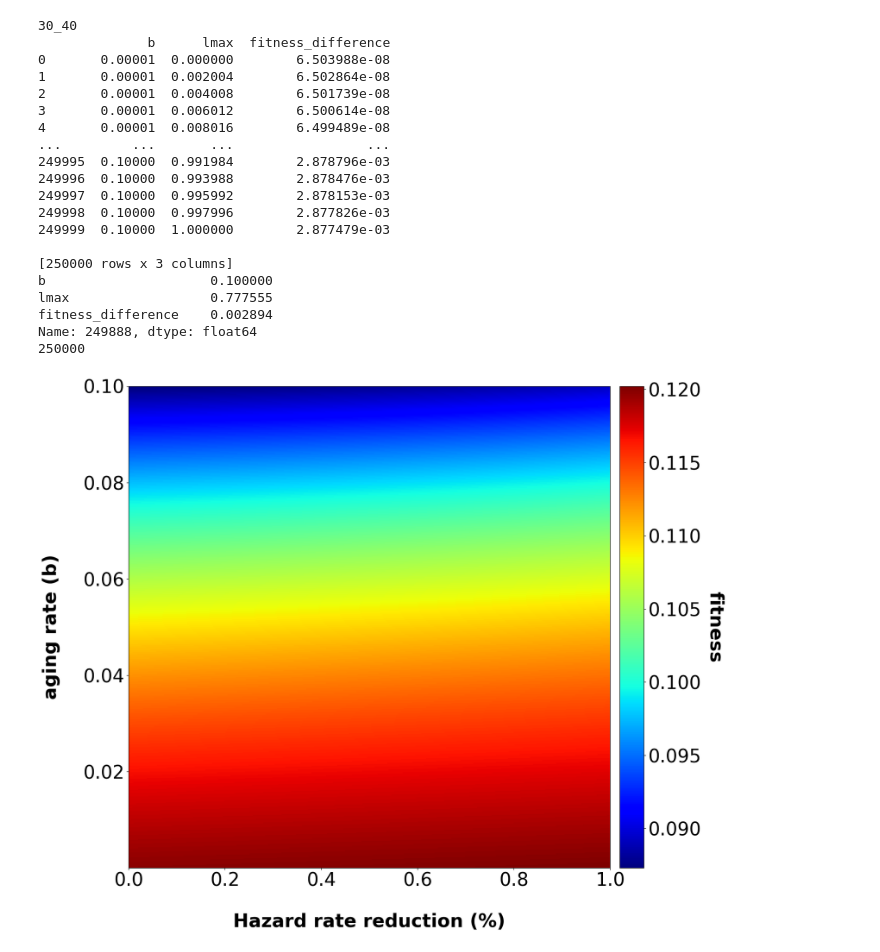
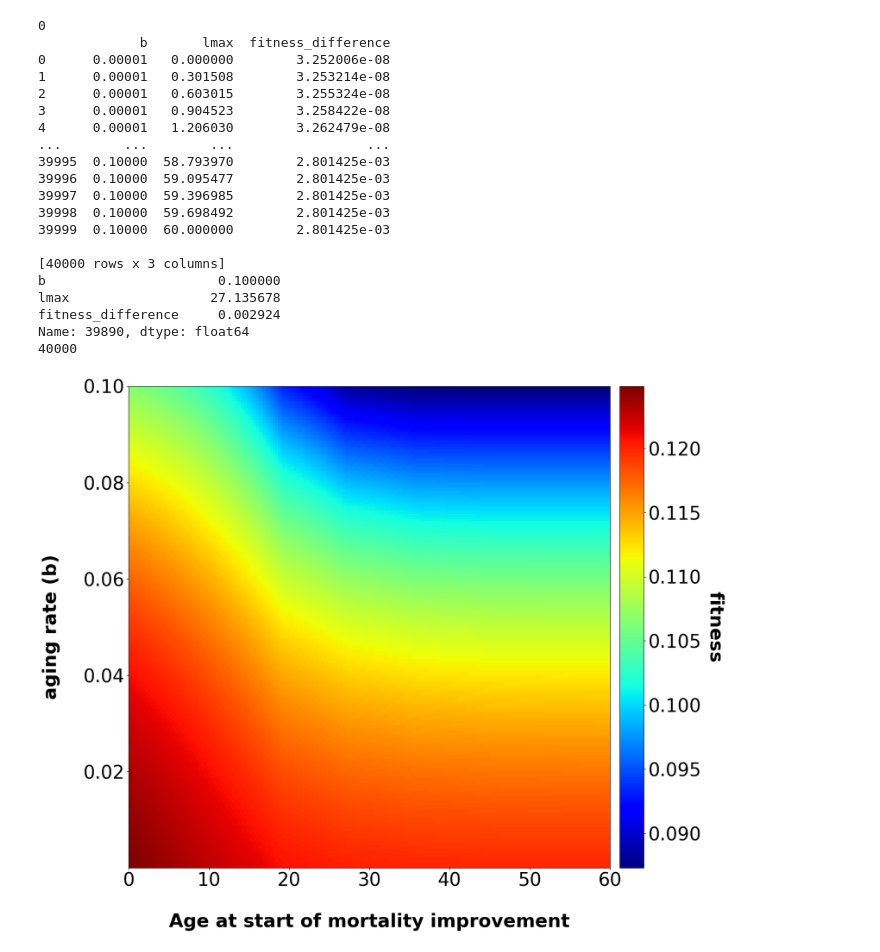
Before and after one commit to PeterLenart/Learning_accelerates_aging, a Jupyter notebook: landscapes/toy_model_landscape_notebook.ipynb, the cells around one changed output. Cells and saved outputs as stored; diff of their text form; code cells hidden in the pictures.

```diff
--- a/landscapes/toy_model_landscape_notebook.ipynb
+++ b/landscapes/toy_model_landscape_notebook.ipynb
@@ -10,8 +10,8 @@ import os
 matplotlib.rcParams['figure.figsize'] = [15, 15]
 matplotlib.rcParams.update({'font.size': 32})
 
-pure_fitness = './fitness_landscape/output/toy_model_landscapes/csv/fitness_30_40.csv'
-fitness_difference = './fitness_landscape/output/toy_model_landscapes/csv/fitness_difference_30_40.csv'
+pure_fitness = './fitness_landscape/output/toy_model_landscapes/csv/fitness_0.5.csv'
+fitness_difference = './fitness_landscape/output/toy_model_landscapes/csv/fitness_difference_0.5.csv'
 fitness_difference_csv = pd.read_csv(fitness_difference)
 pure_fitness_csv = pd.read_csv(pure_fitness)
 landscape_type = os.path.basename(fitness_difference).split('.')[0]
@@ -31,59 +31,60 @@ pure_fitness_csv = pure_fitness_csv.sort_values(by=['b', 'lmax'])
 
 print(len(fitness_difference_csv))
 # %% [output]
-30_40
-              b      lmax  fitness_difference
-0       0.00001  0.000000        6.503988e-08
-1       0.00001  0.002004        6.502864e-08
-2       0.00001  0.004008        6.501739e-08
-3       0.00001  0.006012        6.500614e-08
-4       0.00001  0.008016        6.499489e-08
-...         ...       ...                 ...
-249995  0.10000  0.991984        2.878796e-03
-249996  0.10000  0.993988        2.878476e-03
-249997  0.10000  0.995992        2.878153e-03
-249998  0.10000  0.997996        2.877826e-03
-249999  0.10000  1.000000        2.877479e-03
+0
+             b       lmax  fitness_difference
+0      0.00001   0.000000        3.252006e-08
+1      0.00001   0.301508        3.253214e-08
+2      0.00001   0.603015        3.255324e-08
+3      0.00001   0.904523        3.258422e-08
+4      0.00001   1.206030        3.262479e-08
+...        ...        ...                 ...
+39995  0.10000  58.793970        2.801425e-03
+39996  0.10000  59.095477        2.801425e-03
+39997  0.10000  59.396985        2.801425e-03
+39998  0.10000  59.698492        2.801425e-03
+39999  0.10000  60.000000        2.801425e-03
 
-[250000 rows x 3 columns]
-b                     0.100000
-lmax                  0.777555
-fitness_difference    0.002894
-Name: 249888, dtype: float64
-250000
+[40000 rows x 3 columns]
+b                      0.100000
+lmax                  27.135678
+fitness_difference     0.002924
+Name: 39890, dtype: float64
+40000
 # %%
 b = fitness_difference_csv['b']
 lmax = fitness_difference_csv['lmax']
 fitness = pure_fitness_csv['fitness']
 
 grid_size = int(np.sqrt(len(b)))
 
 b = np.array(b).reshape(grid_size, grid_size)
 lmax = np.array(lmax).reshape(grid_size, grid_size)
 fitness = np.array(fitness).reshape(grid_size, grid_size)
 
 fig = plt.figure()
 ax = plt.axes()
 extent = [lmax.min(), lmax.max(), b.min(), b.max()]
 im = ax.imshow(fitness, cmap="jet", interpolation="none", origin="lower", extent=extent, aspect = abs((extent[1]-extent[0])/(extent[3]-extent[2])))
 axins = inset_axes(ax, width = "5%", height = "100%", loc = 'lower left',
                    bbox_to_anchor = (1.02, 0., 1, 1), bbox_transform = ax.transAxes,
                    borderpad = 0)
 cbar = fig.colorbar(im, cax = axins)
 # cbar.ax.tick_params(labelsize=25)
 cbar.set_label('fitness', rotation=270, labelpad = 40, fontweight="bold")
 
 
 ax.set_ylabel("aging rate (b)", fontweight="bold", labelpad=40)
-ax.set_xlabel("Hazard rate reduction (%)", fontweight="bold", labelpad=40)
+# ax.set_xlabel("Hazard rate reduction (%)", fontweight="bold", labelpad=40)
+ax.set_xlabel("Age at start of mortality improvement", fontweight="bold", labelpad=40)
 # ax.set_title("Selection Pressure", fontweight="bold", fontsize=35, pad=40)
 
 ax.tick_params(axis="x")
 ax.tick_params(axis="y")
 plt.savefig(f"./fitness_landscape/output/toy_model_landscapes/plots/fitness_{landscape_type}.png", bbox_inches='tight')
 plt.show()
 # %% [output]
-[figure, old version]
+[figure, new version]
 # %%
 b = fitness_difference_csv['b']
 lmax = fitness_difference_csv['lmax']
```
Also changed, not shown: parts of 3 cells of this notebook, 3 other files.
